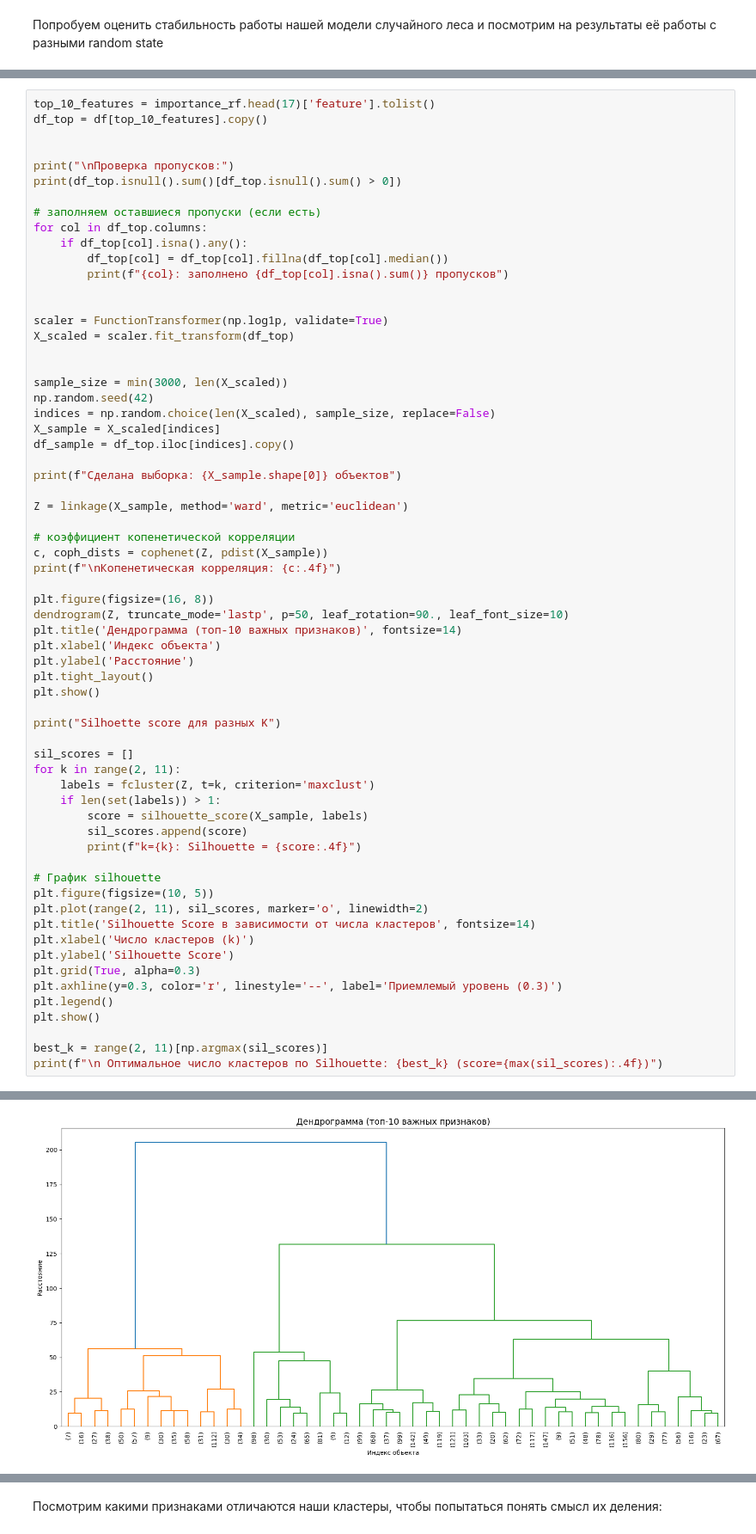
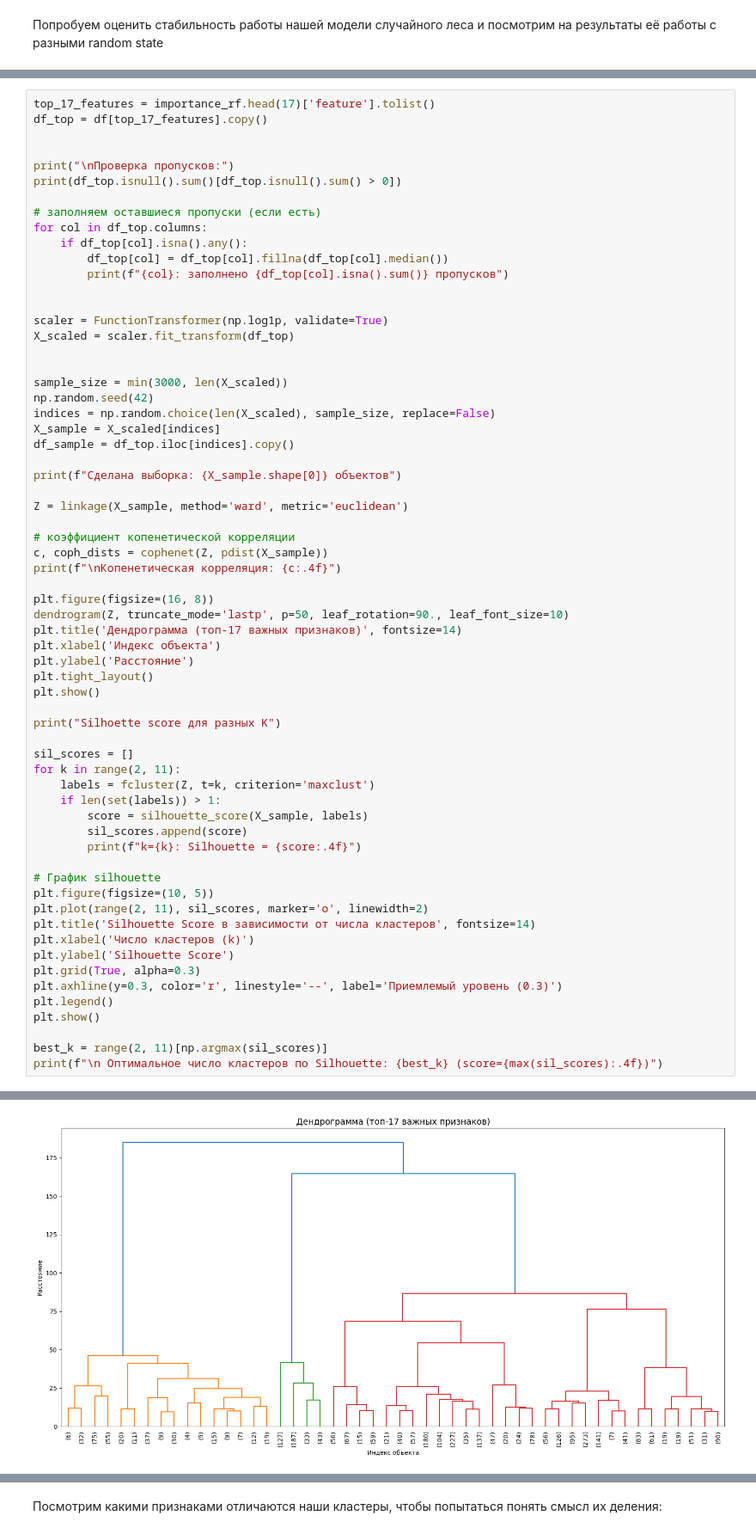
Before and after one commit to alrvtrv/airbnb_listing, a Jupyter notebook: Clusterization1_Ветров_Максим.ipynb, the cells around one changed output, grey strips where cells are left out. Shown at 86% size. Cells and saved outputs as stored; diff of their text form.

```diff
--- a/Clusterization1_Ветров_Максим.ipynb
+++ b/Clusterization1_Ветров_Максим.ipynb
@@ -622,6 +611,6 @@ latitude                                 важность=0.0156 (±0.0002)
 # %%
-top_10_features = importance_rf.head(17)['feature'].tolist()
-df_top = df[top_10_features].copy()
+top_17_features = importance_rf.head(17)['feature'].tolist()
+df_top = df[top_17_features].copy()
 
 
 print("\nПроверка пропусков:")
@@ -654,7 +643,7 @@ print(f"\nКопенетическая корреляция: {c:.4f}")
 
 plt.figure(figsize=(16, 8))
 dendrogram(Z, truncate_mode='lastp', p=50, leaf_rotation=90., leaf_font_size=10)
-plt.title('Дендрограмма (топ-10 важных признаков)', fontsize=14)
+plt.title('Дендрограмма (топ-17 важных признаков)', fontsize=14)
 plt.xlabel('Индекс объекта')
 plt.ylabel('Расстояние')
 plt.tight_layout()
@@ -696,2 +687,2 @@ host_listings_count: заполнено 0 пропусков
-[figure, old version]
+[figure, new version]
 Silhoette score для разных K
```
Also changed, not shown: parts of 34 cells of this notebook, 1 other file.
